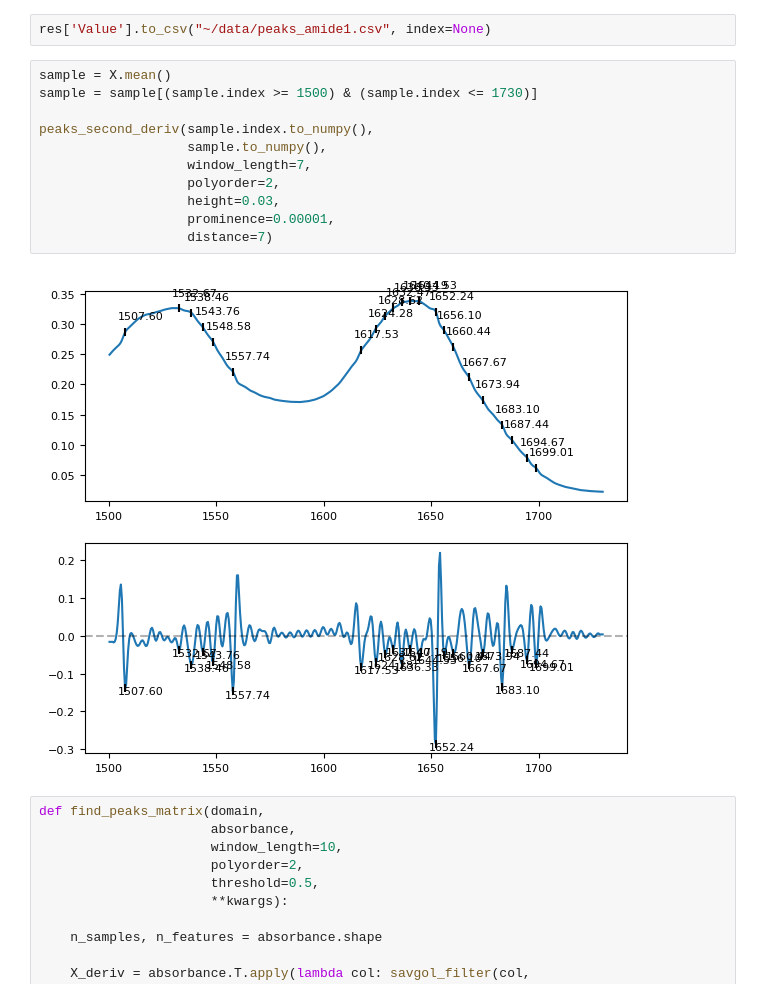
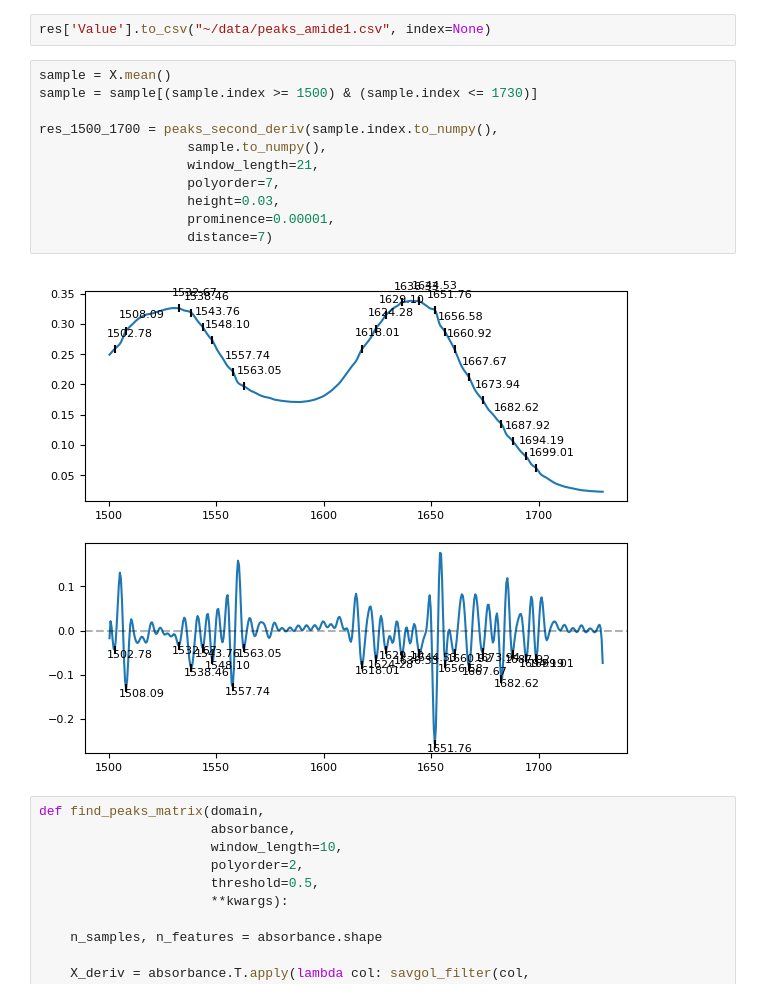
Before and after one commit to MelnychenkoM/ml_methods_hba1c, a Jupyter notebook: peaks.ipynb, the cells around one changed output. Saved outputs shown, nothing was run; the diff lists cells and outputs as text.

```diff
--- a/peaks.ipynb
+++ b/peaks.ipynb
@@ -129,16 +119,16 @@ res['Value'].to_csv("~/data/peaks_amide1.csv", index=None)
 # %%
 sample = X.mean()
 sample = sample[(sample.index >= 1500) & (sample.index <= 1730)]
 
-peaks_second_deriv(sample.index.to_numpy(),
+res_1500_1700 = peaks_second_deriv(sample.index.to_numpy(),
                    sample.to_numpy(),
-                   window_length=7,
-                   polyorder=2,
+                   window_length=21,
+                   polyorder=7,
                    height=0.03,
                    prominence=0.00001,
                    distance=7)
 # %% [output]
-[figure, old version]
+[figure, new version]
 # %%
 def find_peaks_matrix(domain,
                       absorbance,
```
Also changed, not shown: parts of 6 cells of this notebook, 4 other files.
